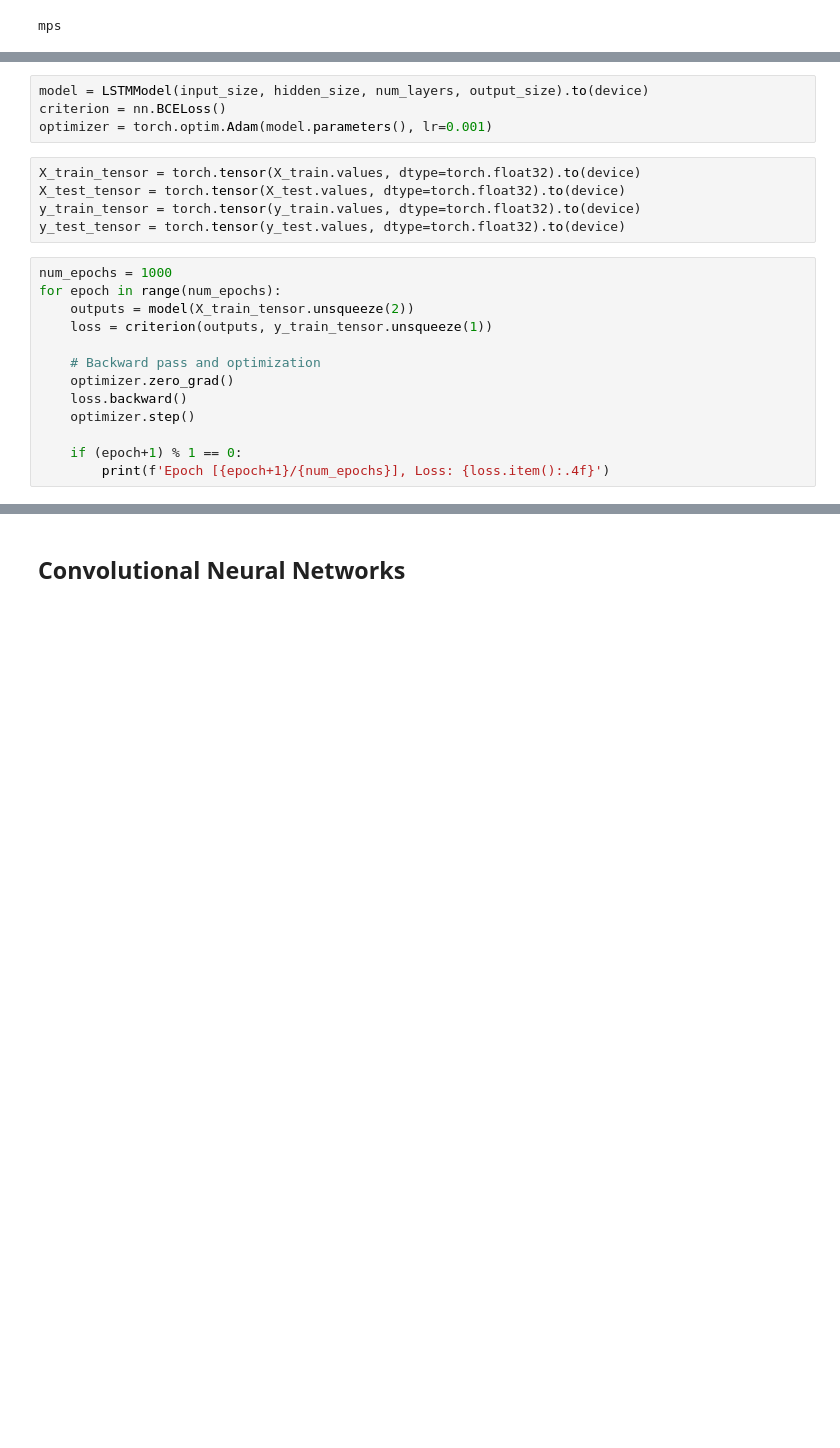
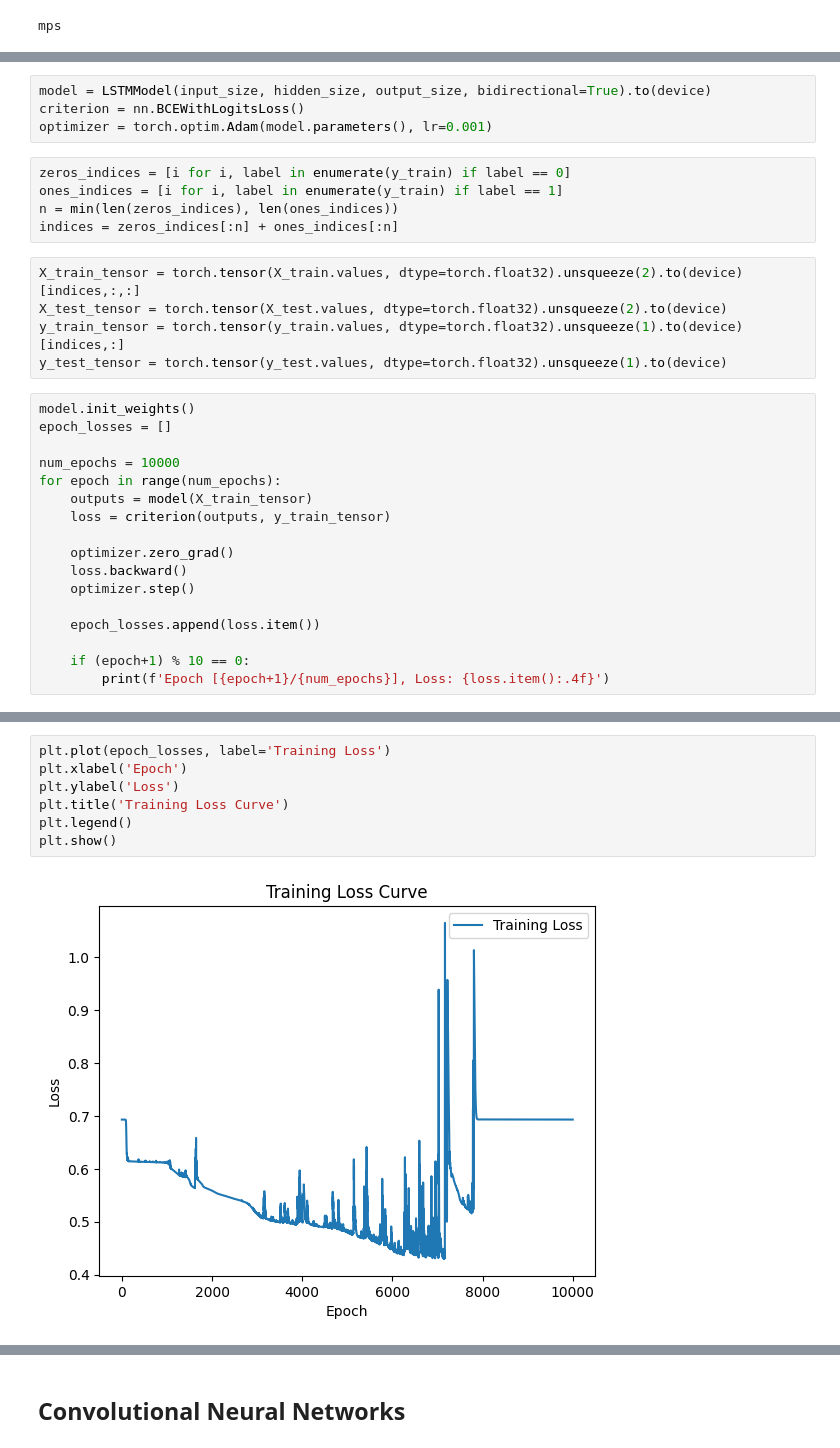
Before and after one commit to jlohunecke/ML4HC_project2, a Jupyter notebook: proj2_pt1.ipynb, the cells around one changed output, grey strips where cells are left out. Cells and saved outputs as stored; diff of their text form; blank space fills up the shorter version.

```diff
--- a/proj2_pt1.ipynb
+++ b/proj2_pt1.ipynb
@@ -182,24 +195,33 @@ num_layers = 2
 output_size = 1
 # %%
-model = LSTMModel(input_size, hidden_size, num_layers, output_size).to(device)
-criterion = nn.BCELoss()
+model = LSTMModel(input_size, hidden_size, output_size, bidirectional=True).to(device)
+criterion = nn.BCEWithLogitsLoss()
 optimizer = torch.optim.Adam(model.parameters(), lr=0.001)
+# %%
+zeros_indices = [i for i, label in enumerate(y_train) if label == 0]
+ones_indices = [i for i, label in enumerate(y_train) if label == 1]
+n = min(len(zeros_indices), len(ones_indices))
+indices = zeros_indices[:n] + ones_indices[:n]
 # %%
-X_train_tensor = torch.tensor(X_train.values, dtype=torch.float32).to(device)
-X_test_tensor = torch.tensor(X_test.values, dtype=torch.float32).to(device)
-y_train_tensor = torch.tensor(y_train.values, dtype=torch.float32).to(device)
-y_test_tensor = torch.tensor(y_test.values, dtype=torch.float32).to(device)
+X_train_tensor = torch.tensor(X_train.values, dtype=torch.float32).unsqueeze(2).to(device)[indices,:,:]
+X_test_tensor = torch.tensor(X_test.values, dtype=torch.float32).unsqueeze(2).to(device)
+y_train_tensor = torch.tensor(y_train.values, dtype=torch.float32).unsqueeze(1).to(device)[indices,:]
+y_test_tensor = torch.tensor(y_test.values, dtype=torch.float32).unsqueeze(1).to(device)
 # %%
-num_epochs = 1000
+model.init_weights()
+epoch_losses = []
+
+num_epochs = 10000
 for epoch in range(num_epochs):
-    outputs = model(X_train_tensor.unsqueeze(2))
-    loss = criterion(outputs, y_train_tensor.unsqueeze(1))
+    outputs = model(X_train_tensor)
+    loss = criterion(outputs, y_train_tensor)
 
-    # Backward pass and optimization
     optimizer.zero_grad()
     loss.backward()
     optimizer.step()
 
-    if (epoch+1) % 1 == 0:
+    epoch_losses.append(loss.item())
+
+    if (epoch+1) % 10 == 0:
         print(f'Epoch [{epoch+1}/{num_epochs}], Loss: {loss.item():.4f}')
 # %% [output]
@@ -223,2 +245,11 @@ Epoch [1000/1000], Loss: 0.5911
+# %%
+plt.plot(epoch_losses, label='Training Loss')
+plt.xlabel('Epoch')
+plt.ylabel('Loss')
+plt.title('Training Loss Curve')
+plt.legend()
+plt.show()
+# %% [output]
+[figure, added]
 # %%
 with torch.no_grad():
```
Also changed, not shown: parts of 10 cells of this notebook.
